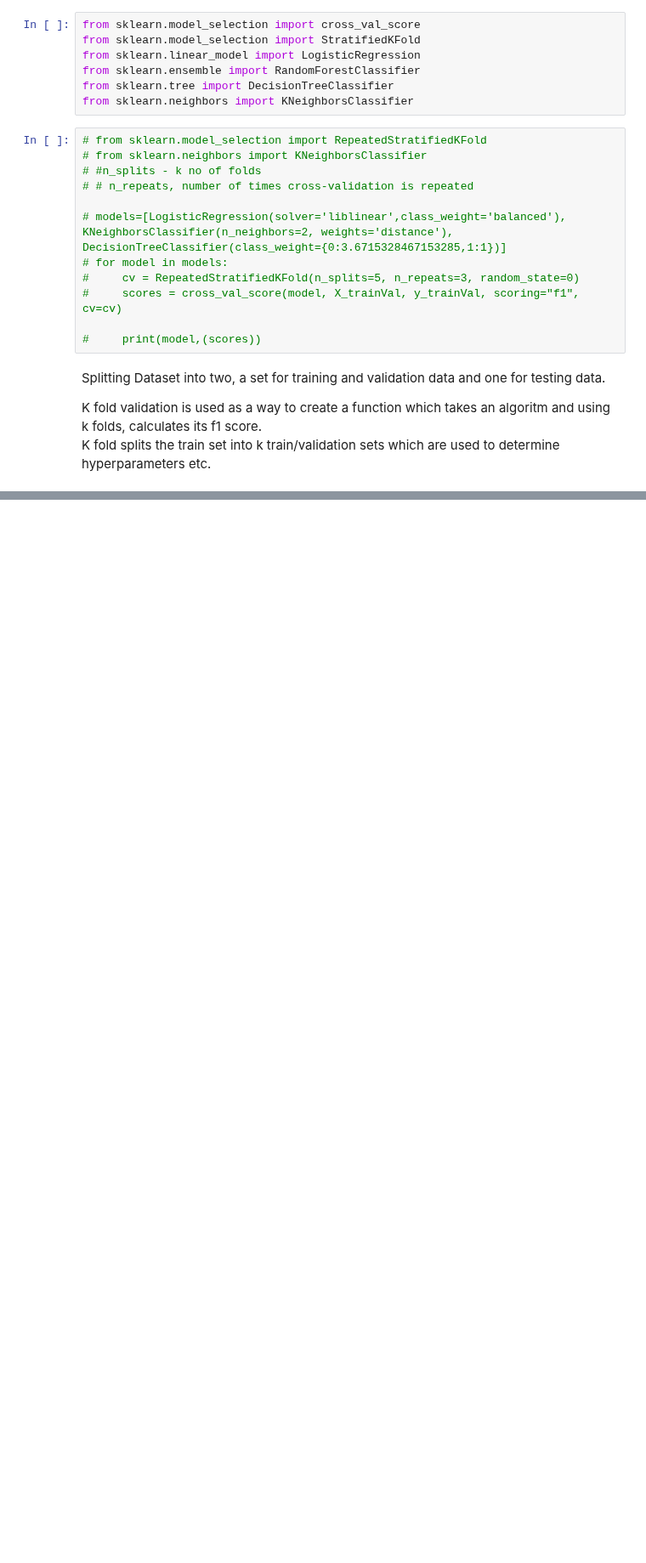
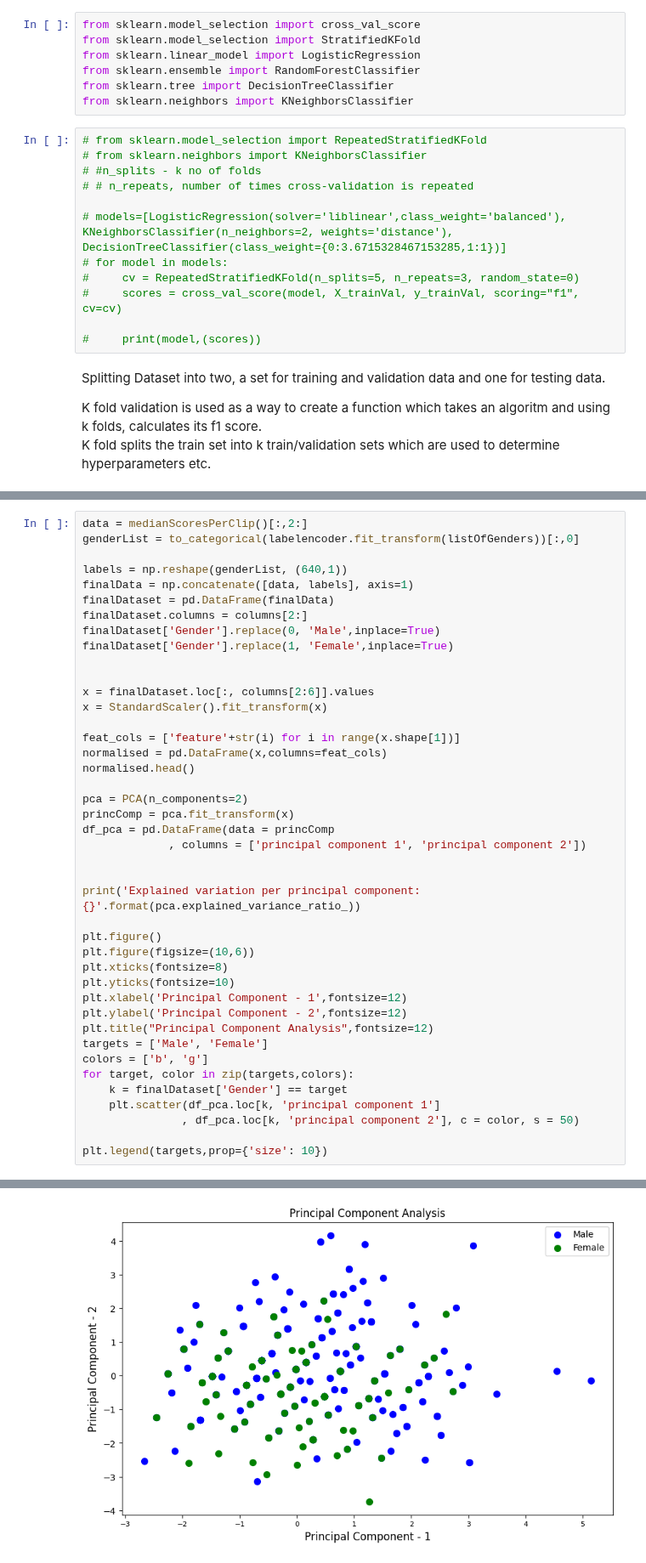
Before and after one commit to sophiak12/Individual_Project, a Jupyter notebook: src/model2.ipynb, the cells around one changed output, grey strips where cells are left out. Shown at 85% size. Drawn from its saved outputs; the diff is of its cells as text; blank space fills up the shorter version.

```diff
--- a/src/model2.ipynb
+++ b/src/model2.ipynb
@@ -171,0 +308,43 @@ display(binomialTestResults)
+# %%
+data = medianScoresPerClip()[:,2:]
+genderList = to_categorical(labelencoder.fit_transform(listOfGenders))[:,0]
+
+labels = np.reshape(genderList, (640,1))
+finalData = np.concatenate([data, labels], axis=1)
+finalDataset = pd.DataFrame(finalData)
+finalDataset.columns = columns[2:]
+finalDataset['Gender'].replace(0, 'Male',inplace=True)
+finalDataset['Gender'].replace(1, 'Female',inplace=True)
+
+
+x = finalDataset.loc[:, columns[2:6]].values
+x = StandardScaler().fit_transform(x)
+
+feat_cols = ['feature'+str(i) for i in range(x.shape[1])]
+normalised = pd.DataFrame(x,columns=feat_cols)
+normalised.head()
+
+pca = PCA(n_components=2)
+princComp = pca.fit_transform(x)
+df_pca = pd.DataFrame(data = princComp
+             , columns = ['principal component 1', 'principal component 2'])
+
+
+print('Explained variation per principal component: {}'.format(pca.explained_variance_ratio_))
+
+plt.figure()
+plt.figure(figsize=(10,6))
+plt.xticks(fontsize=8)
+plt.yticks(fontsize=10)
+plt.xlabel('Principal Component - 1',fontsize=12)
+plt.ylabel('Principal Component - 2',fontsize=12)
+plt.title("Principal Component Analysis",fontsize=12)
+targets = ['Male', 'Female']
+colors = ['b', 'g']
+for target, color in zip(targets,colors):
+    k = finalDataset['Gender'] == target
+    plt.scatter(df_pca.loc[k, 'principal component 1']
+               , df_pca.loc[k, 'principal component 2'], c = color, s = 50)
+
+plt.legend(targets,prop={'size': 10})
+# %% [output]
@@ -171,0 +354 @@ display(binomialTestResults)
+[figure, added]
```
Also changed, not shown: parts of 17 cells of this notebook, 4 other files.
